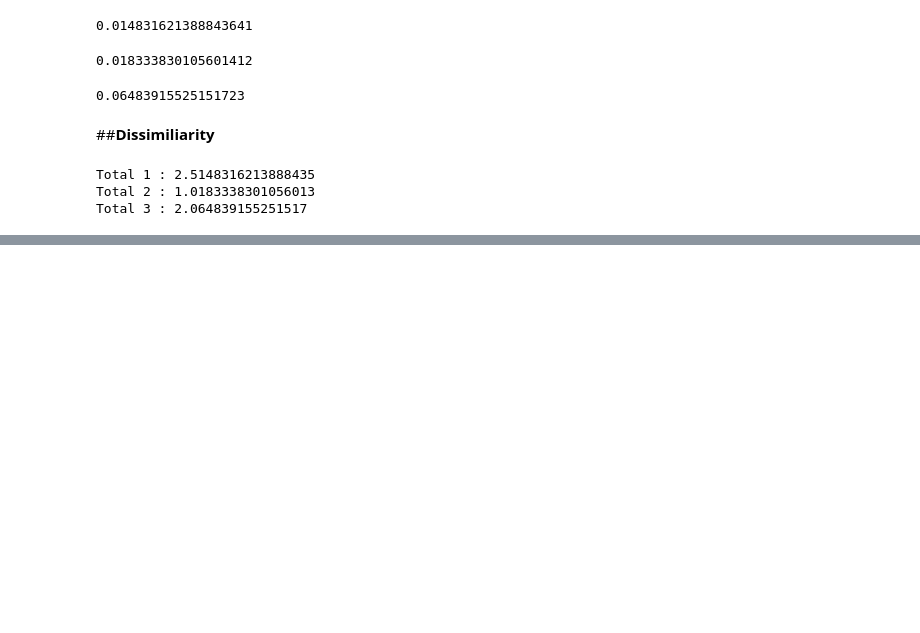
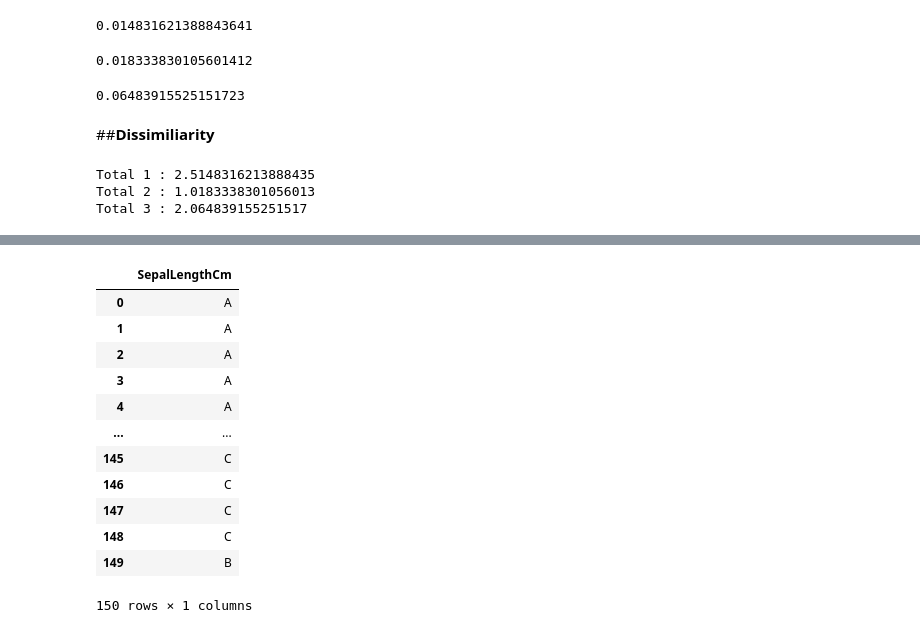
Before and after one commit to ZuniAmandaDewi/datamining, a Jupyter notebook: _sources/notebooks.ipynb, the cells around one changed output, grey strips where cells are left out. Saved outputs shown, nothing was run; the diff lists cells and outputs as text; code cells hidden in the pictures; blank space fills up the shorter version.

```diff
--- a/_sources/notebooks.ipynb
+++ b/_sources/notebooks.ipynb
@@ -228,0 +316,16 @@ Total 3 : 2.064839155251517
+# %%
+nilai2[["SepalLengthCm"]].head(150)
+# %% [output]
+|  | SepalLengthCm |
+| 0 | A |
+| 1 | A |
+| 2 | A |
+| 3 | A |
+| 4 | A |
+| ... | ... |
+| 145 | C |
+| 146 | C |
+| 147 | C |
+| 148 | C |
+| 149 | B |
+150 rows × 1 columns
```
Also changed, not shown: parts of 15 cells of this notebook, 2 other files.
